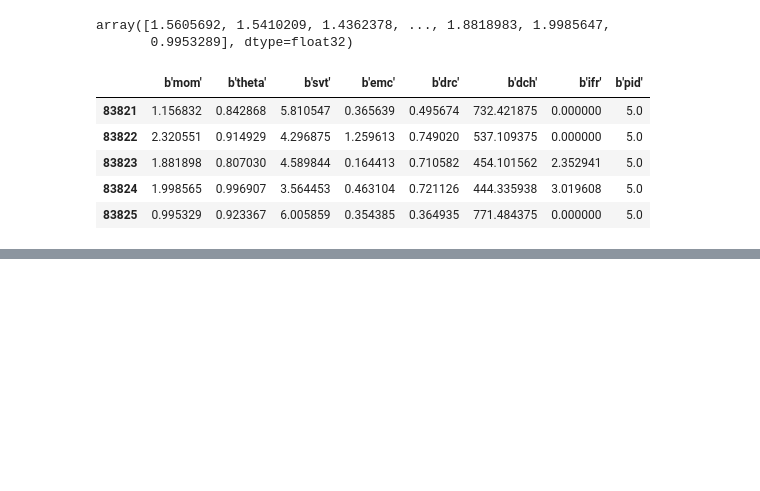
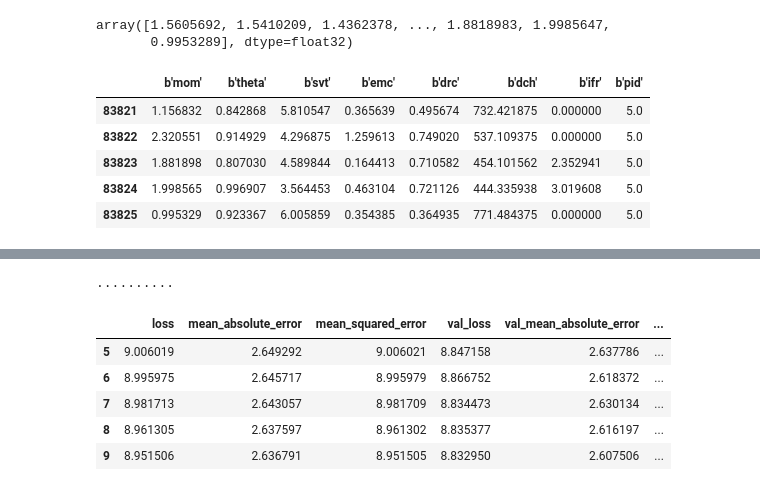
Before and after one commit to marcelkunze/notebooks-ipa, a Jupyter notebook: pid.ipynb, the cells around one changed output, grey strips where cells are left out. Drawn from its saved outputs; the diff is of its cells as text; code cells hidden in the pictures; blank space fills up the shorter version.

```diff
--- a/pid.ipynb
+++ b/pid.ipynb
@@ -51,0 +88,5 @@ import seaborn as sns
+# %%
+def norm(x):
+  return (x - train_stats['mean']) / train_stats['std']
+normed_train_data = norm(train_dataset)
+normed_test_data = norm(test_dataset)
@@ -51,0 +132,26 @@ import seaborn as sns
+# %%
+# Display training progress by printing a single dot for each completed epoch
+class PrintDot(keras.callbacks.Callback):
+  def on_epoch_end(self, epoch, logs):
+    if epoch % 100 == 0: print('')
+    print('.', end='')
+
+EPOCHS = 10
+
+history = model.fit(
+  normed_train_data, train_labels,
+  epochs=EPOCHS, validation_split = 0.2, verbose=0,
+  callbacks=[PrintDot()])
+# %% [output]
+..........
+# %%
+hist = pd.DataFrame(history.history)
+hist['epoch'] = history.epoch
+hist.tail()
+# %% [output]
+|  | loss | mean_absolute_error | mean_squared_error | val_loss | val_mean_absolute_error | ... |
+| 5 | 9.006019 | 2.649292 | 9.006021 | 8.847158 | 2.637786 | ... |
+| 6 | 8.995975 | 2.645717 | 8.995979 | 8.866752 | 2.618372 | ... |
+| 7 | 8.981713 | 2.643057 | 8.981709 | 8.834473 | 2.630134 | ... |
+| 8 | 8.961305 | 2.637597 | 8.961302 | 8.835377 | 2.616197 | ... |
+| 9 | 8.951506 | 2.636791 | 8.951505 | 8.832950 | 2.607506 | ... |
```
Also changed, not shown: parts of 11 cells of this notebook.
